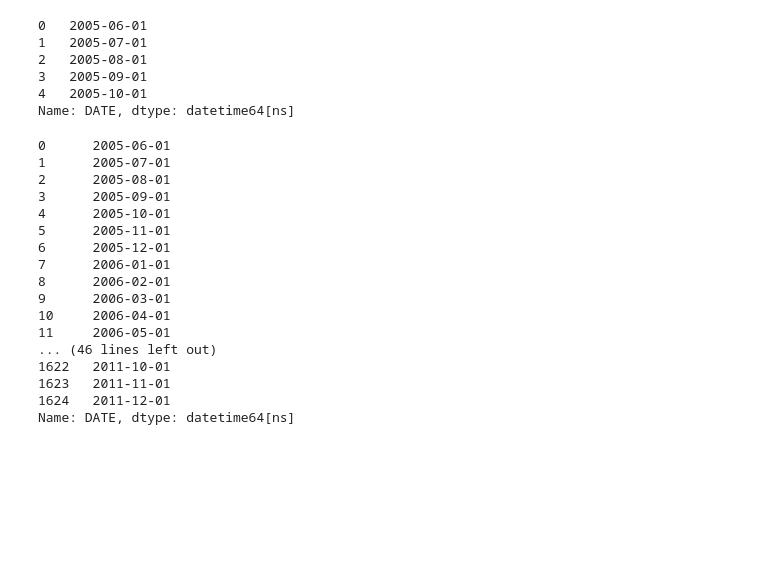
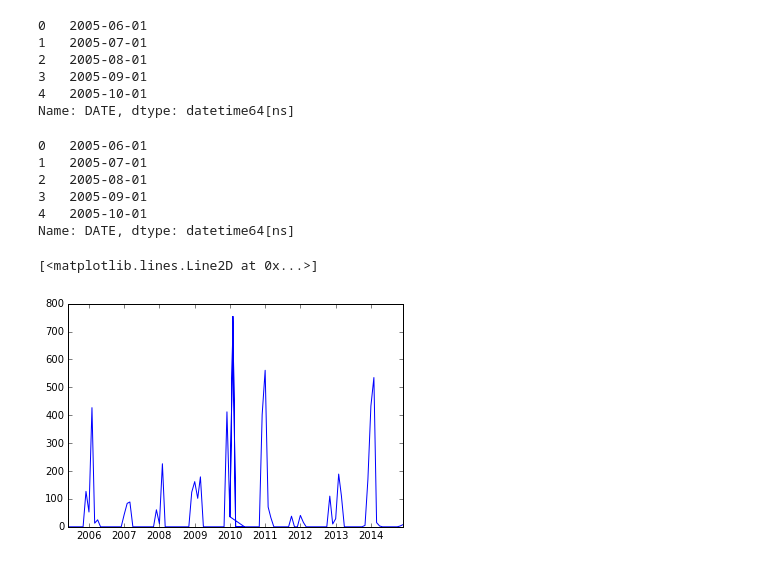
Before and after one commit to GCDigitalFellows/gcdrb_sessions, a Jupyter notebook: science.ipynb, the cells around one changed output. Drawn from its saved outputs; the diff is of its cells as text; code cells hidden in the pictures; blank space fills up the shorter version.

```diff
--- a/science.ipynb
+++ b/science.ipynb
@@ -186,0 +190,6 @@ Name: DATE, dtype: int64
+# %%
+x = 20050601
+print(datetime.strptime(str(x),'%Y%m%d'))
+print(datetime.strptime(str(x),'%Y%d%m'))
+x = '050601'
+print(datetime.strptime(x,'%y%m%d'))
@@ -209,25 +220,24 @@ Name: DATE, dtype: datetime64[ns]
 # %%
 weather['DATE']=parsed_date
 # %%
-weather['DATE']
+weather['DATE'].head()
 # %% [output]
-0      2005-06-01
-1      2005-07-01
-2      2005-08-01
-3      2005-09-01
-4      2005-10-01
-5      2005-11-01
-6      2005-12-01
-7      2006-01-01
-8      2006-02-01
-9      2006-03-01
-10     2006-04-01
-11     2006-05-01
-... (46 lines left out)
-1622   2011-10-01
-1623   2011-11-01
-1624   2011-12-01
+0   2005-06-01
+1   2005-07-01
+2   2005-08-01
+3   2005-09-01
+4   2005-10-01
 Name: DATE, dtype: datetime64[ns]
+# %%
+SN='NEW YORK J F KENNEDY INTERNATIONAL AIRPORT NY US'
+jfk = weather[['DATE','TSNW']][weather['STATION_NAME']==SN]
+# %%
+fig = plt.figure()
+ax = fig.add_subplot(1,1,1)
+ax.plot_date(jfk['DATE'], jfk['TSNW'],'-')
+# %% [output]
+[<matplotlib.lines.Line2D at 0x...>]
+[figure, added]
 # %%
 weather['MONTH'] = weather['DATE'].map(lambda x: x.month)
 # %%
```
Also changed, not shown: parts of 5 cells of this notebook.
